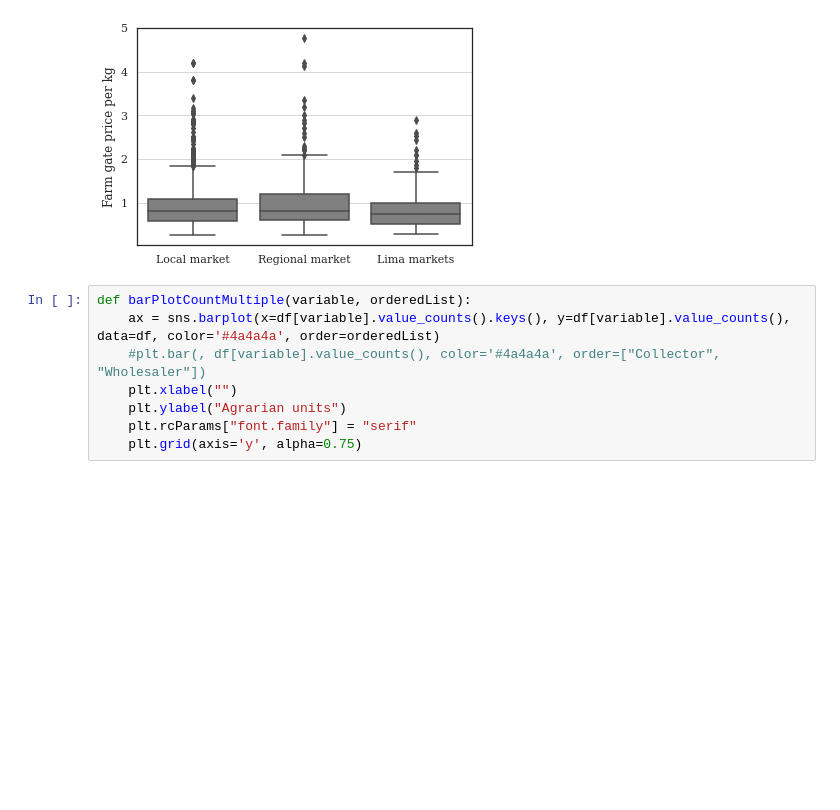
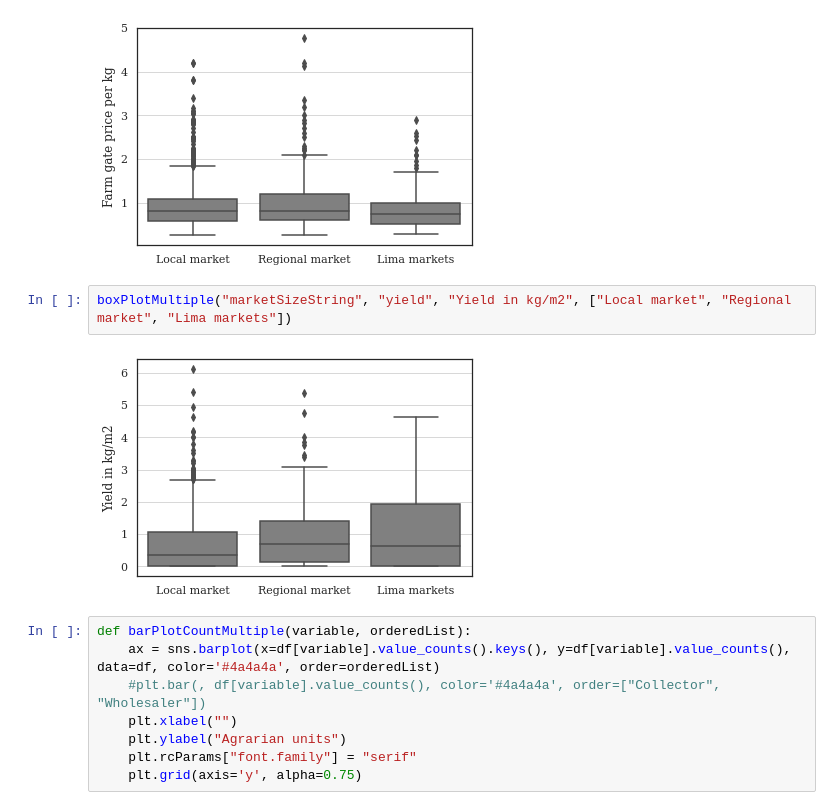
Before and after one commit to mariagnoriegag/ThesisOfPeruvianAgricultureFactors, a Jupyter notebook: 05DescriptiveAnalysisOfWhitePotatoModel01.ipynb, the cells around one changed output. Drawn from its saved outputs; the diff is of its cells as text; blank space fills up the shorter version.

```diff
--- a/05DescriptiveAnalysisOfWhitePotatoModel01.ipynb
+++ b/05DescriptiveAnalysisOfWhitePotatoModel01.ipynb
@@ -110,6 +127,10 @@ boxPlotMultiple("marketChannelDirectednessString", "farmGatePricePerKg", "Farm g
 boxPlotMultiple("marketSizeString", "farmGatePricePerKg", "Farm gate price per kg", ["Local market", "Regional market", "Lima markets"])
 # %% [output]
 [figure]
+# %%
+boxPlotMultiple("marketSizeString", "yield", "Yield in kg/m2", ["Local market", "Regional market", "Lima markets"])
+# %% [output]
+[figure, added]
 # %%
 def barPlotCountMultiple(variable, orderedList):
     ax = sns.barplot(x=df[variable].value_counts().keys(), y=df[variable].value_counts(), data=df, color='#4a4a4a', order=orderedList)
```
Also changed, not shown: parts of 3 cells of this notebook, 6 other files.
